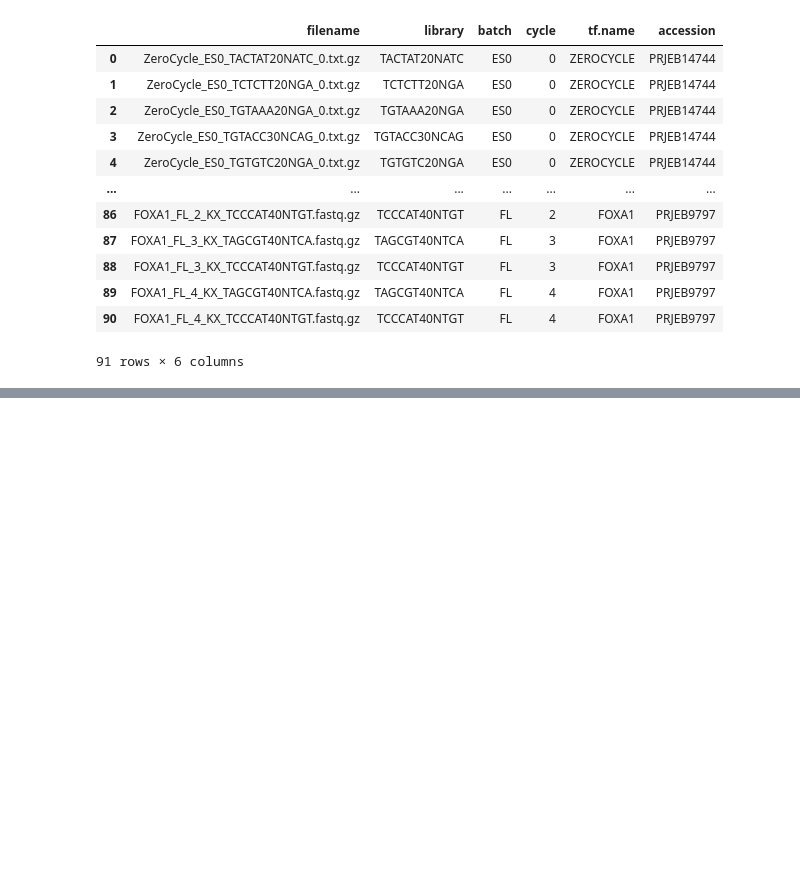
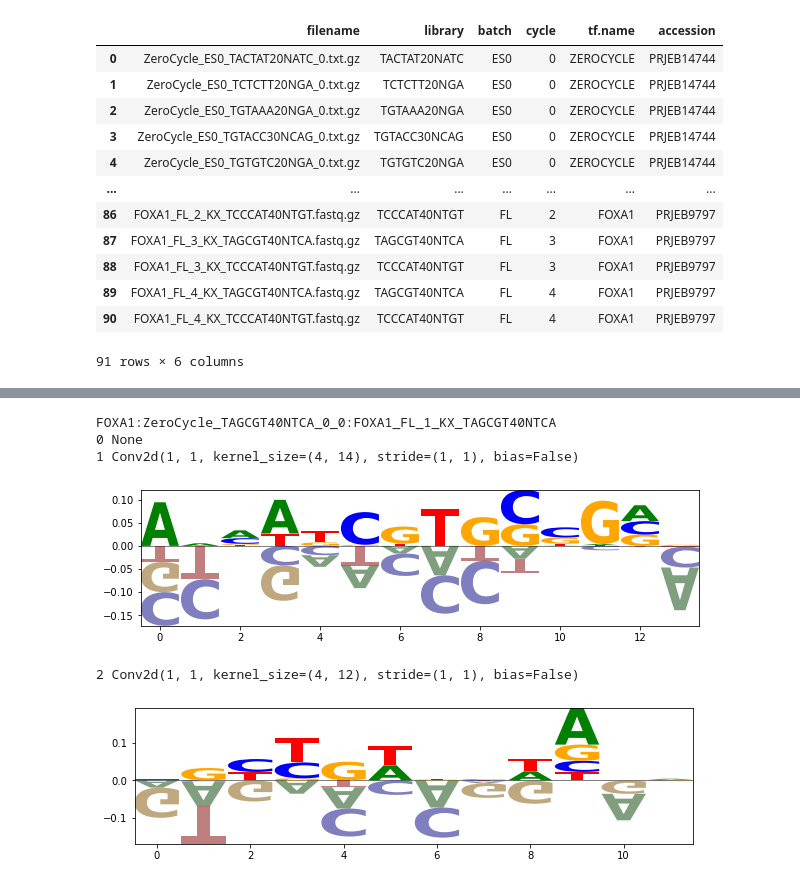
Before and after one commit to theislab/mubind, a Jupyter notebook: notebooks/11_modeling_multiple_cases_simple.ipynb, the cells around one changed output, grey strips where cells are left out. Saved outputs shown, nothing was run; the diff lists cells and outputs as text; code cells hidden in the pictures; blank space fills up the shorter version.

```diff
--- a/notebooks/11_modeling_multiple_cases_simple.ipynb
+++ b/notebooks/11_modeling_multiple_cases_simple.ipynb
@@ -69,8 +69,9 @@ for tf in set(data['tf.name']):
                 next_data = reads_zero[k_r0].merge(reads_tf[k_tf], on='seq', how='outer').fillna(0) # .astype(int)
                 new_cols = ['seq', k_r0, k_tf]
                 next_data.columns = ['seq', k_r0, k_tf]
-                for k in [k_r0, k_tf]:
+                for i, k in enumerate([k_r0, k_tf]):
                     next_data[k] = next_data[k].astype(int)
+                    next_data[i] = next_data[k].astype(int)
 
 
                 next_data = next_data.head(1000)
@@ -95,7 +96,7 @@ for tf in set(data['tf.name']):
                 criterion = mb.tl.PoissonLoss()
 
                 # l2 +=
-                model = mb.models.DinucMulti().to(device)
+                model = mb.models.DinucSelex().to(device)
                 optimiser = topti.Adam(model.parameters(), lr=0.001, weight_decay=0.0001)
                 mb.tl.train_network(model, train, device, optimiser, criterion, num_epochs=10, log_each=1)
 
@@ -129,4 +130,13 @@ TypeError: unsqueeze(): argument 'input' (position 1) must be Tensor, not NoneTy
-# %%
-for k in model_by_k:
-    print(k)
-    mb.pl.conv_mono(model_by_k[k])
+# %%
+for k in model_by_k:
+    print(k)
+    model = model_by_k[k]
+    mb.pl.conv_mono(model)
+    print('')
+# %% [output]
+FOXA1:ZeroCycle_TAGCGT40NTCA_0_0:FOXA1_FL_1_KX_TAGCGT40NTCA
+0 None
+1 Conv2d(1, 1, kernel_size=(4, 14), stride=(1, 1), bias=False)
+[figure, added]
+2 Conv2d(1, 1, kernel_size=(4, 12), stride=(1, 1), bias=False)
+[figure, added]
```
Also changed, not shown: parts of 1 cell of this notebook, 4 other files.
